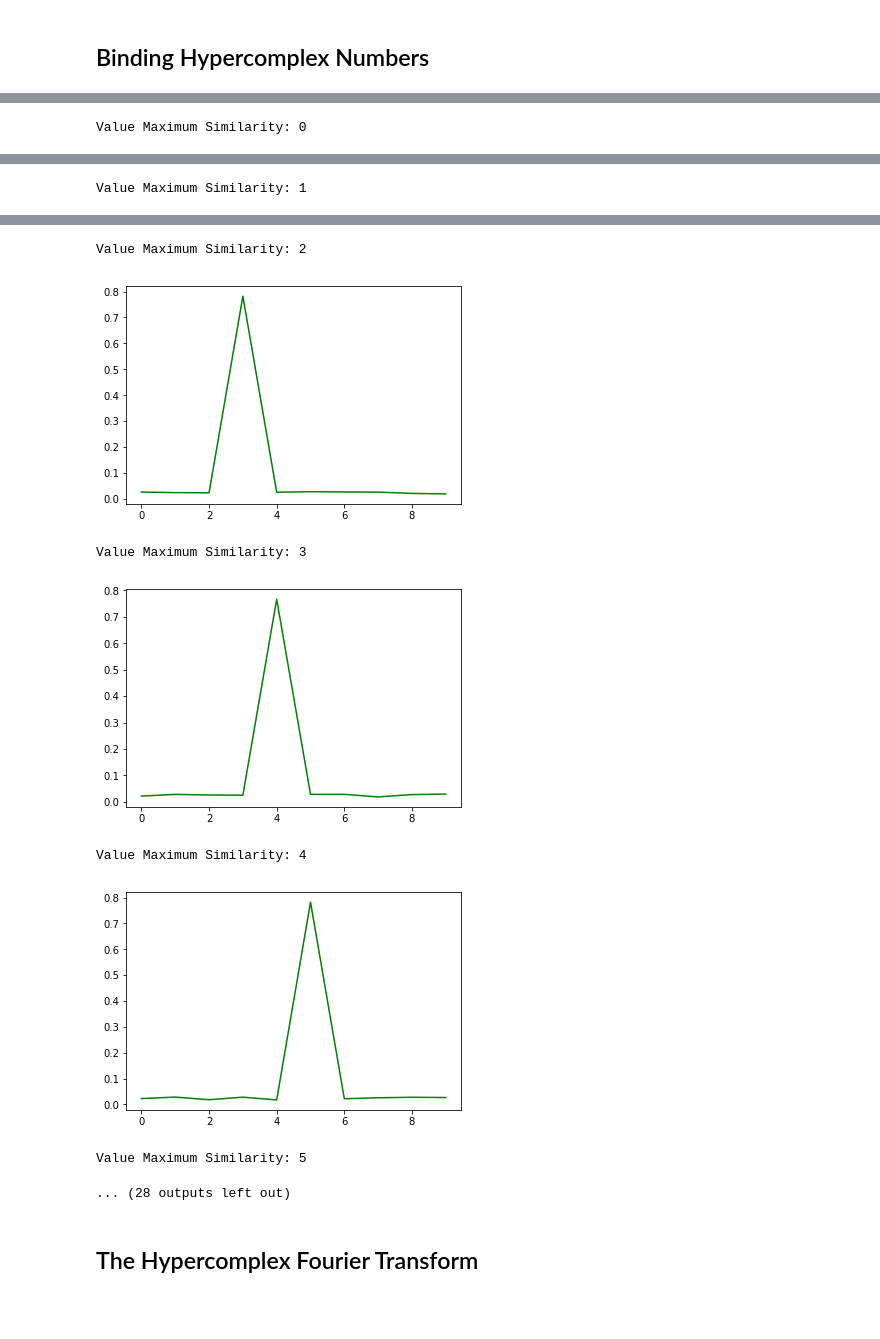
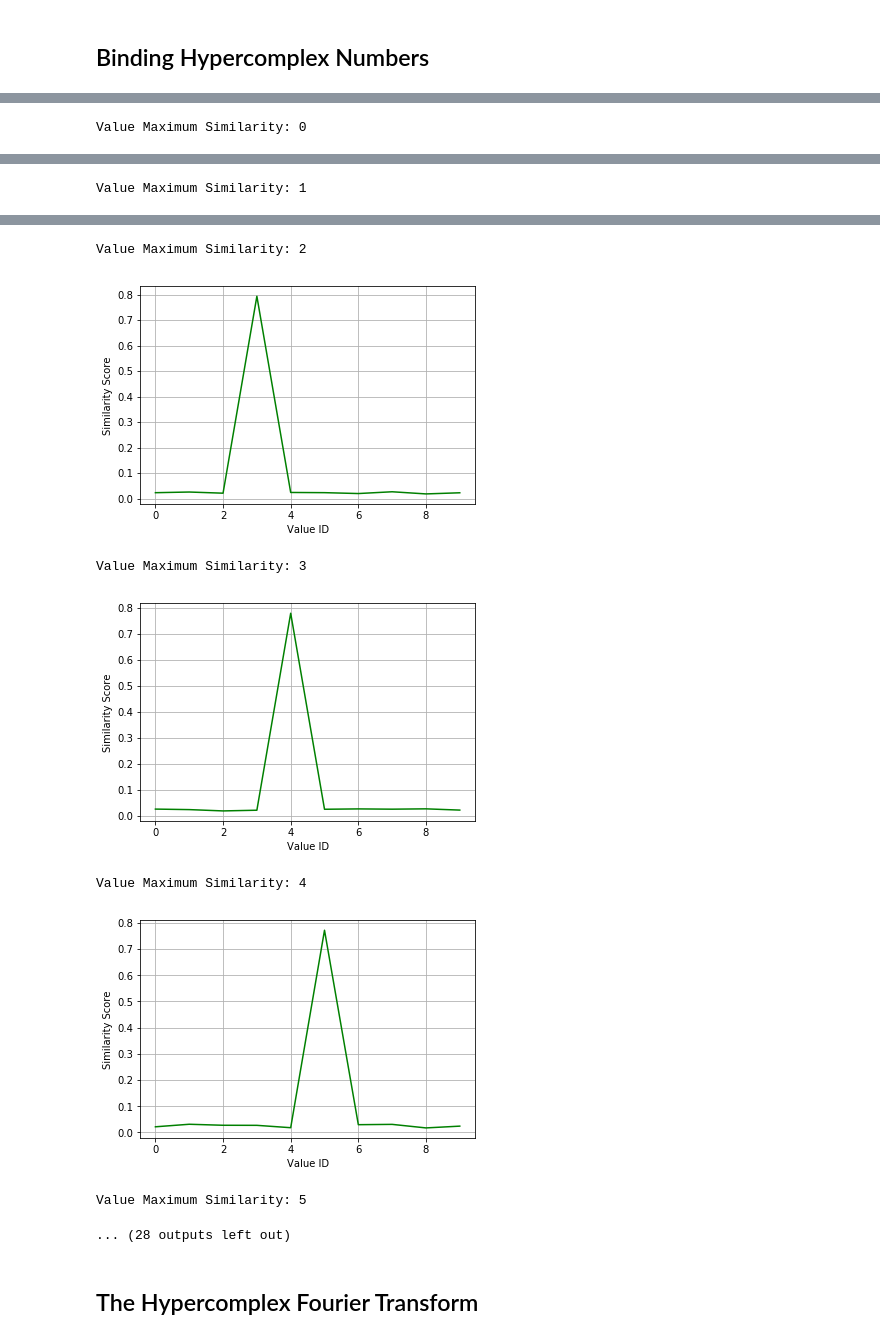
Before and after one commit to brandontrabucco/program-hdc, a Jupyter notebook: hypercomplex.ipynb, the cells around one changed output, grey strips where cells are left out. Cells and saved outputs as stored; diff of their text form; code cells hidden in the pictures; blank space fills up the shorter version.

```diff
--- a/hypercomplex.ipynb
+++ b/hypercomplex.ipynb
@@ -33,7 +116,7 @@ import matplotlib.pyplot as plt
 
 N = 10000
 S = 10
-M = 2**(5)
+M = 16
 
 
 keys = []
@@ -118,6 +201,9 @@ for k in keys:
     probabilities /= np.sum(probabilities)
 
     plt.plot(probabilities, "g")
+    plt.xlabel("Value ID")
+    plt.ylabel("Similarity Score")
+    plt.grid(True)
     plt.show()
     selected = np.argmax(probabilities)
     print("Value Maximum Similarity:", selected)
@@ -133,6 +219,9 @@ for v in values:
     probabilities /= np.sum(probabilities)
 
     plt.plot(probabilities, "r")
+    plt.xlabel("Key ID")
+    plt.ylabel("Similarity Score")
+    plt.grid(True)
     plt.show()
     selected = np.argmax(probabilities)
     print("Key Maximum Similarity:", selected)
@@ -145,9 +234,9 @@ Value Maximum Similarity: 1
 Value Maximum Similarity: 2
-[figure, old version]
+[figure, new version]
 Value Maximum Similarity: 3
-[figure, old version]
+[figure, new version]
 Value Maximum Similarity: 4
-[figure, old version]
+[figure, new version]
 Value Maximum Similarity: 5
 ... (28 outputs left out)
 # %% [markdown]
```
Also changed, not shown: parts of 6 cells of this notebook.
